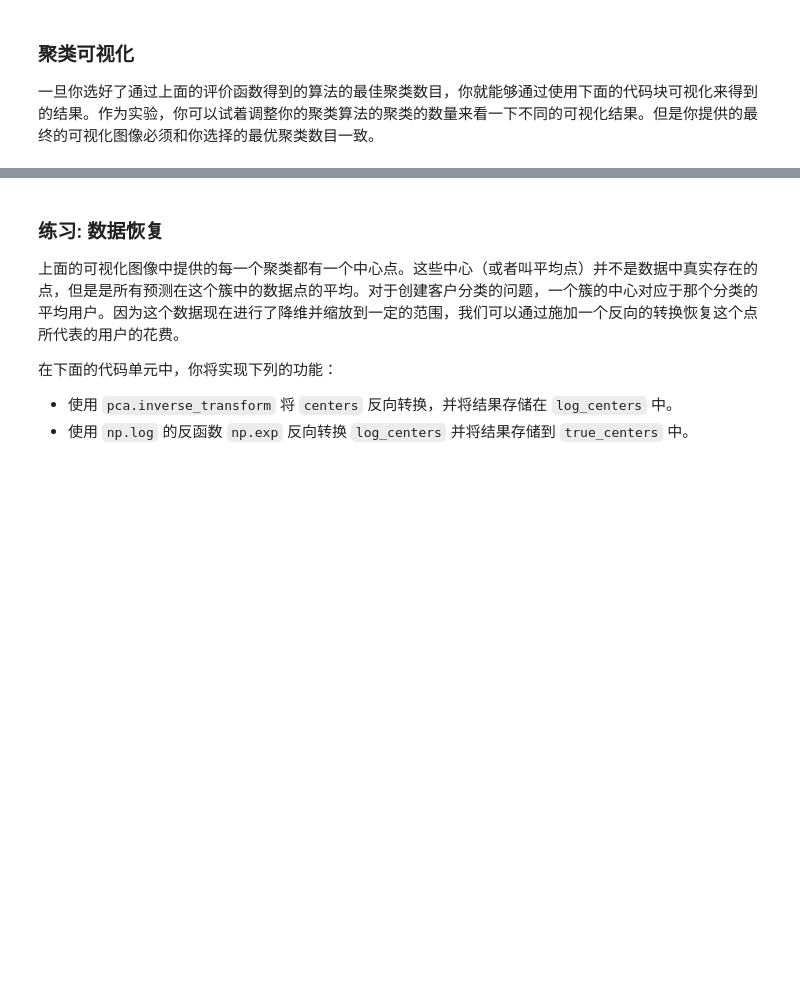
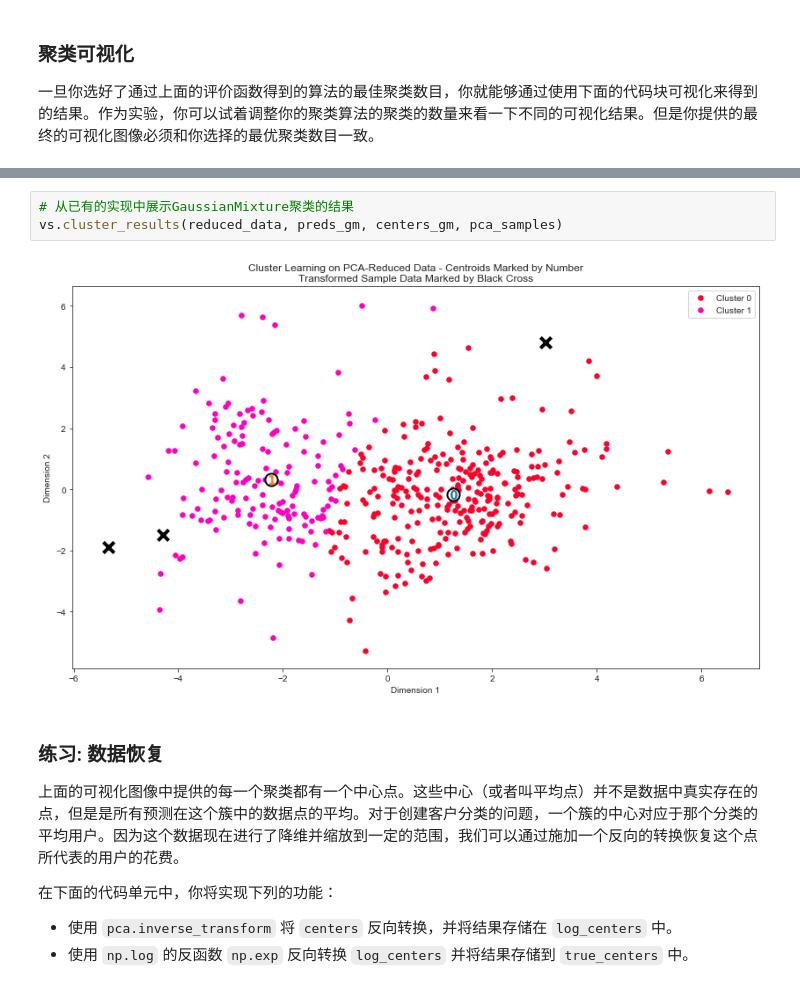
Before and after one commit to MelissaLJ/Customer-Segments, a Jupyter notebook: customer_segments.ipynb, the cells around one changed output, grey strips where cells are left out. Cells and saved outputs as stored; diff of their text form; blank space fills up the shorter version.

```diff
--- a/customer_segments.ipynb
+++ b/customer_segments.ipynb
@@ -464,3 +491,8 @@ vs.cluster_results(reduced_data, preds, centers, pca_samples)
+# %%
+# 从已有的实现中展示GaussianMixture聚类的结果
+vs.cluster_results(reduced_data, preds_gm, centers_gm, pca_samples)
+# %% [output]
+[figure, added]
 # %% [markdown]
 ### 练习: 数据恢复
 上面的可视化图像中提供的每一个聚类都有一个中心点。这些中心（或者叫平均点）并不是数据中真实存在的点，但是是所有预测在这个簇中的数据点的平均。对于创建客户分类的问题，一个簇的中心对应于那个分类的平均用户。因为这个数据现在进行了降维并缩放到一定的范围，我们可以通过施加一个反向的转换恢复这个点所代表的用户的花费。
```
Also changed, not shown: parts of 13 cells of this notebook.
